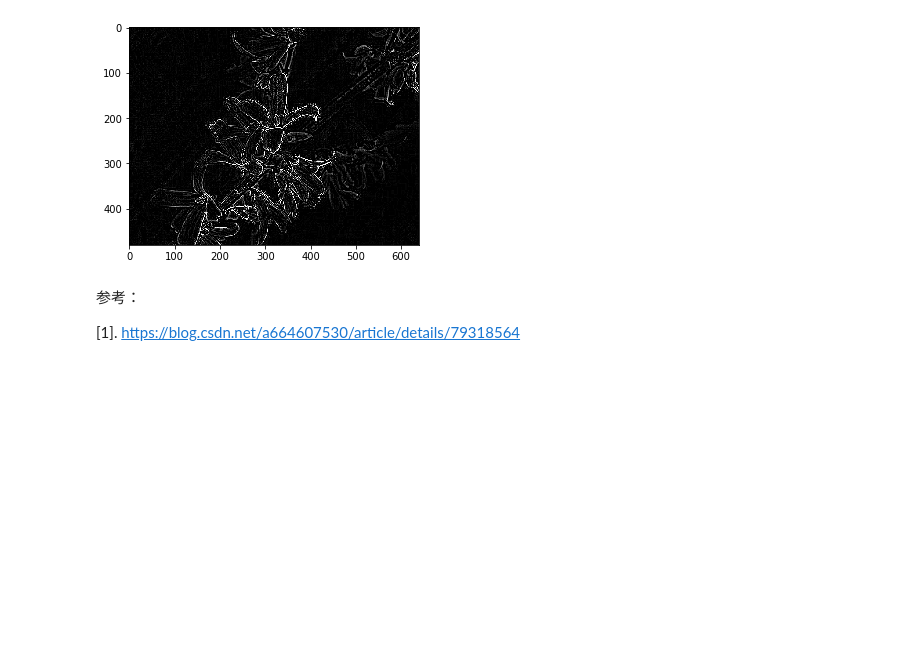
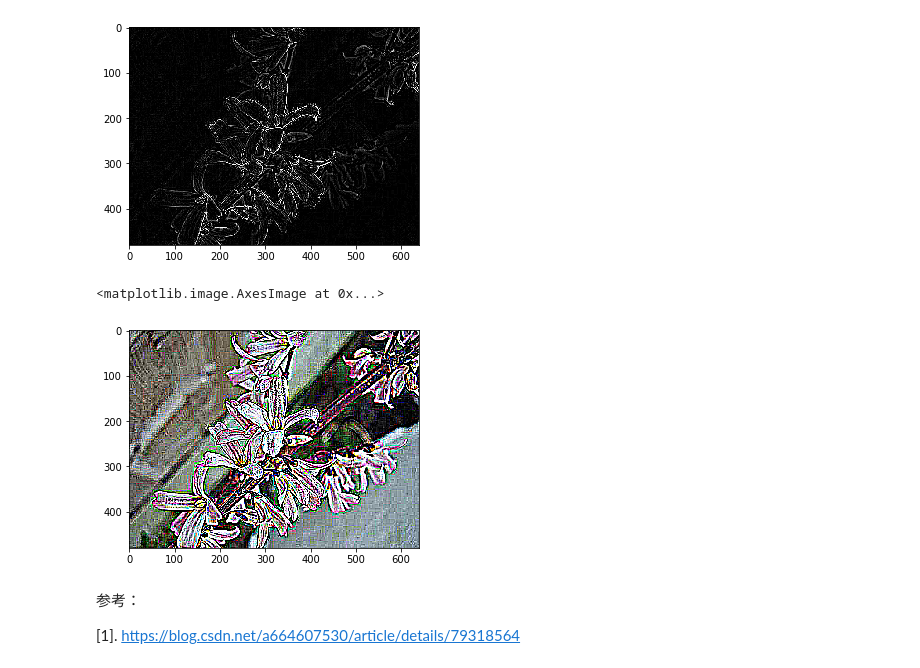
Before and after one commit to juxiangwu/image-processing, a Jupyter notebook: snapcode/LOG边缘检测-Marr-Hildreth边缘检测算法.ipynb, the cells around one changed output. Drawn from its saved outputs; the diff is of its cells as text; code cells hidden in the pictures; blank space fills up the shorter version.

```diff
--- a/snapcode/LOG边缘检测-Marr-Hildreth边缘检测算法.ipynb
+++ b/snapcode/LOG边缘检测-Marr-Hildreth边缘检测算法.ipynb
@@ -122,6 +103,19 @@ plt.imshow(dst,'gray')
 # %% [output]
 <matplotlib.image.AxesImage at 0x...>
 [figure]
+# %%
+kernel = np.array([
+    [-2,-4,-4,-4,-2],
+    [-4, 0, 8, 0,-4],
+    [-4, 8,24, 9,-4],
+    [-4, 0, 8, 0,-4],
+    [-2,-4,-4,-4,-2]
+])
+dst = cv2.filter2D(src,-1,kernel)
+plt.imshow(dst)
+# %% [output]
+<matplotlib.image.AxesImage at 0x...>
+[figure, added]
 # %% [markdown]
 参考：
 
```
Also changed, not shown: parts of 2 cells of this notebook, 17 other files.
